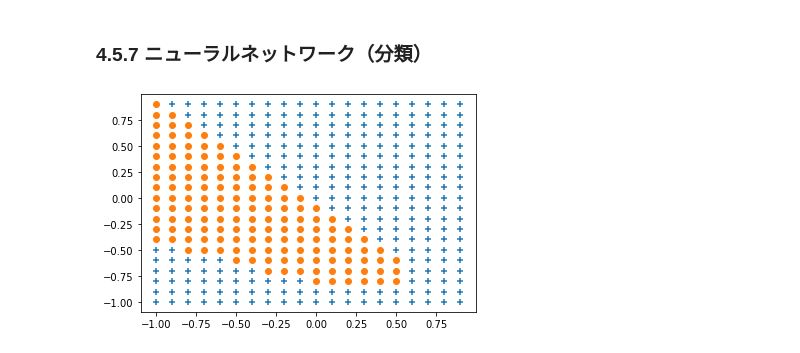
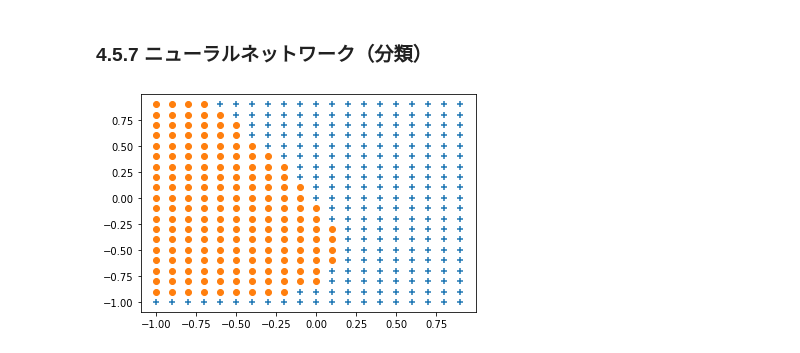
Before and after one commit to mio256/deeplearning, a Jupyter notebook: dlSample/Chapter4/4-5_classification.ipynb, the cells around one changed output. Cells and saved outputs as stored; diff of their text form; code cells hidden in the pictures.

```diff
--- a/dlSample/Chapter4/4-5_classification.ipynb
+++ b/dlSample/Chapter4/4-5_classification.ipynb
@@ -11,8 +11,8 @@ X = np.arange(-1.0, 1.0, 0.1)  # 要素数は20個
 Y = np.arange(-1.0, 1.0, 0.1)
 
 # 重み
-w_im = np.array([[1.0,2.0],
-                 [2.0,3.0]])  # 中間層 2x2の行列
+w_im = np.array([[0.0,2.0],
+                 [2.0,2.0]])  # 中間層 2x2の行列
 w_mo = np.array([[-1.0,1.0],
                  [1.0,-1.0]]) # 出力層 2x2の行列
 
@@ -31,31 +31,31 @@ def output_layer(x, w, b):
     return np.exp(u)/np.sum(np.exp(u)) # ソフトマックス関数
 
 # 分類結果を格納するリスト
 x_1 = []
 y_1 = []
 x_2 = []
 y_2 = []
 
 # グリッドの各マスでニューラルネットワークの演算
 for i in range(20):
     for j in range(20):
 
         # 順伝播
         inp = np.array([X[i], Y[j]])
         mid = middle_layer(inp, w_im, b_im)
         out = output_layer(mid, w_mo, b_mo)
 
         # 確率の大小を比較し、分類する
         if out[0] > out[1]:
             x_1.append(X[i])
             y_1.append(Y[j])
         else:
             x_2.append(X[i])
             y_2.append(Y[j])
 
 # 散布図の表示
 plt.scatter(x_1, y_1, marker="+")
 plt.scatter(x_2, y_2, marker="o")
 plt.show()
 # %% [output]
-[figure, old version]
+[figure, new version]
```
Also changed, not shown: 5 other files.
